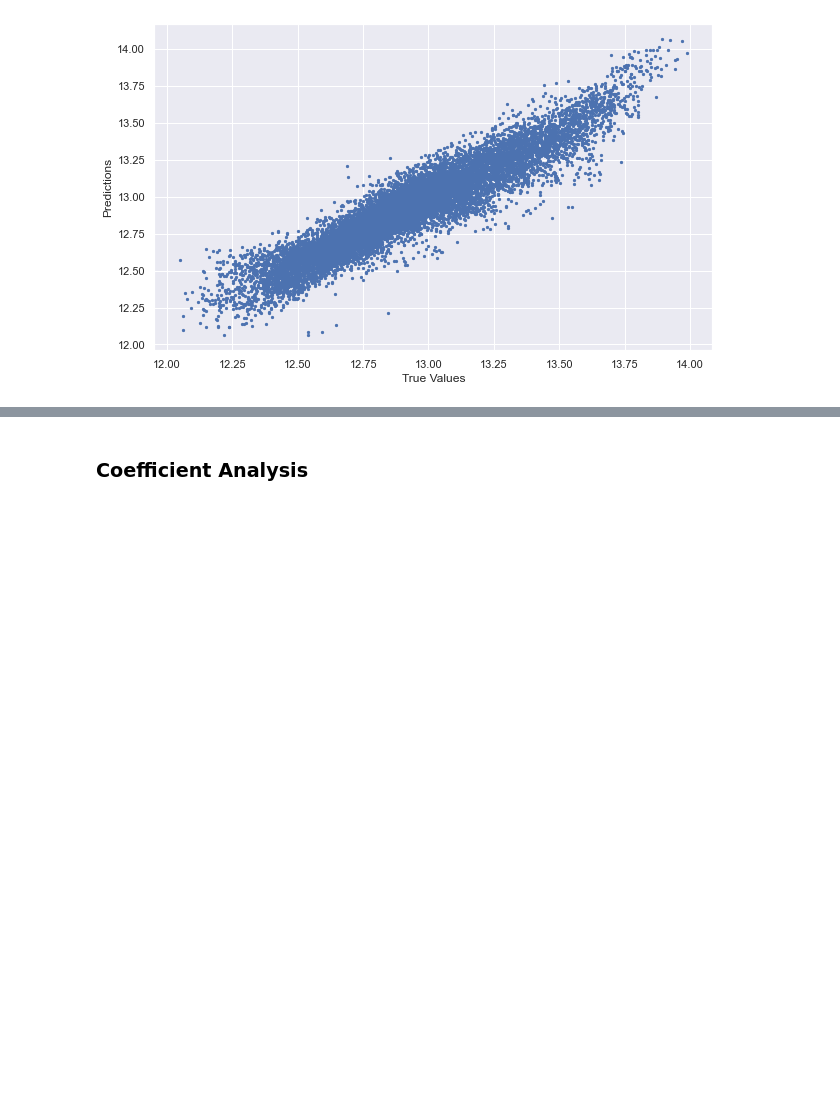
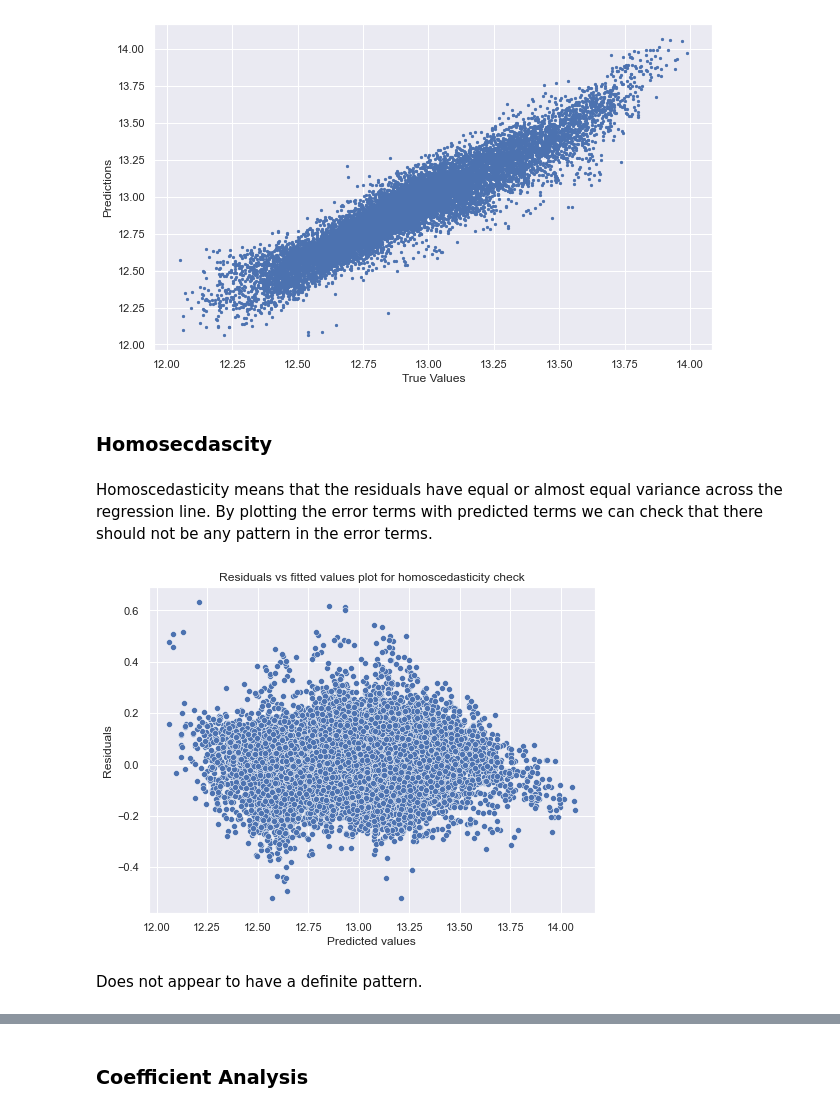
Before and after one commit to milkmanex1/HDB, a Jupyter notebook: Linear Regression.ipynb, the cells around one changed output, grey strips where cells are left out. Saved outputs shown, nothing was run; the diff lists cells and outputs as text; code cells hidden in the pictures; blank space fills up the shorter version.

```diff
--- a/Linear Regression.ipynb
+++ b/Linear Regression.ipynb
@@ -56,3 +62,18 @@ plt.ylabel("Predictions")
 # %% [output]
 Text(0, 0.5, 'Predictions')
 [figure]
+# %% [markdown]
+### Homosecdascity
+# %% [markdown]
+Homoscedasticity means that the residuals have equal or almost equal variance across the regression line. By plotting the error terms with predicted terms we can check that there should not be any pattern in the error terms.
+# %%
+plt.figure(figsize=(8,6))
+residuals = y_test - predictions
+sns.scatterplot(x=predictions.reshape(-1), y= residuals['real_price'].values)
+plt.xlabel('Predicted values')
+plt.ylabel('Residuals')
+p = plt.title('Residuals vs fitted values plot for homoscedasticity check')
+# %% [output]
+[figure, added]
+# %% [markdown]
+Does not appear to have a definite pattern.
```
Also changed, not shown: parts of 4 cells of this notebook, 1 other file.
